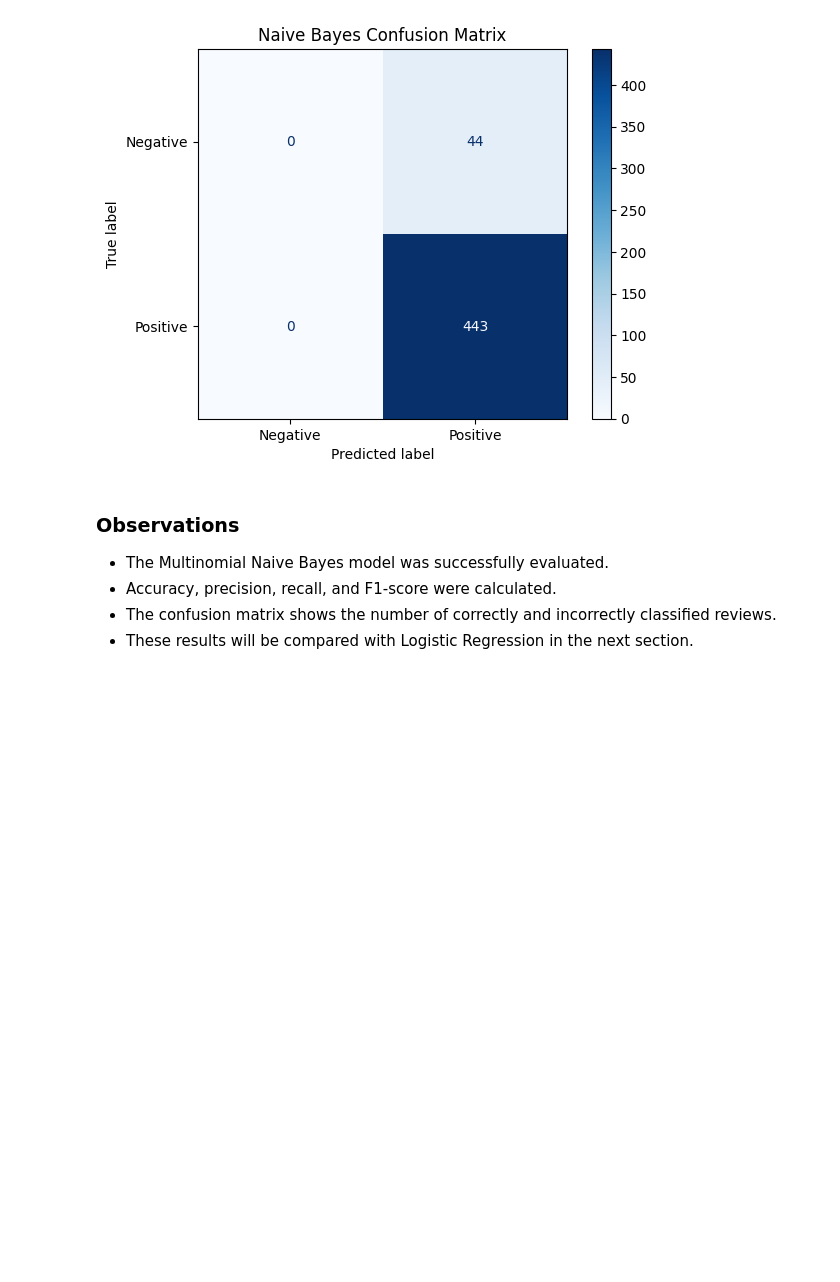
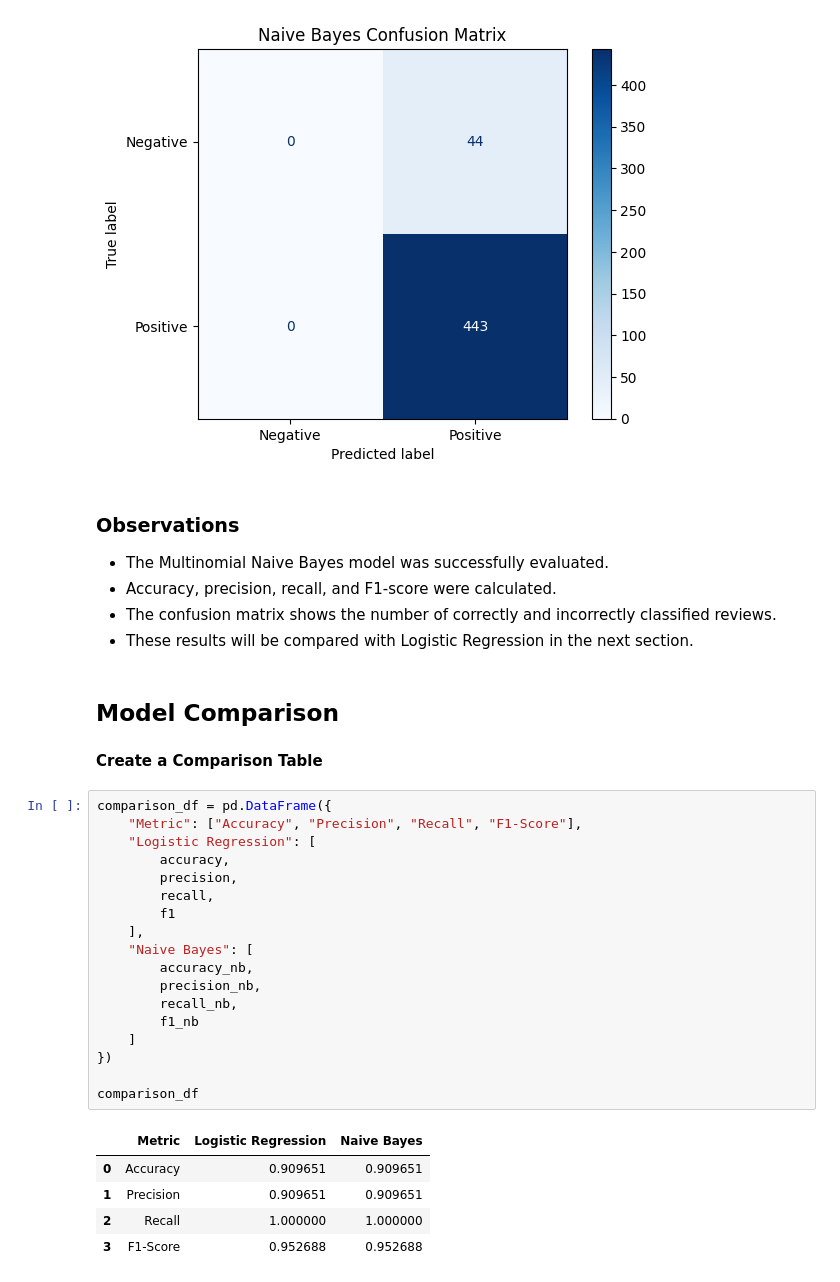
Before and after one commit to TahaBhatti786/Sentiment-Analysis-of-Product-Reviews, a Jupyter notebook: notebooks/sentiment_analysis.ipynb, the cells around one changed output. Drawn from its saved outputs; the diff is of its cells as text; blank space fills up the shorter version.

```diff
--- a/notebooks/sentiment_analysis.ipynb
+++ b/notebooks/sentiment_analysis.ipynb
@@ -1226,3 +1226,31 @@ plt.show()
 - Accuracy, precision, recall, and F1-score were calculated.
 - The confusion matrix shows the number of correctly and incorrectly classified reviews.
 - These results will be compared with Logistic Regression in the next section.
+# %% [markdown]
+## Model Comparison
+# %% [markdown]
+**Create a Comparison Table**
+# %%
+comparison_df = pd.DataFrame({
+    "Metric": ["Accuracy", "Precision", "Recall", "F1-Score"],
+    "Logistic Regression": [
+        accuracy,
+        precision,
+        recall,
+        f1
+    ],
+    "Naive Bayes": [
+        accuracy_nb,
+        precision_nb,
+        recall_nb,
+        f1_nb
+    ]
+})
+
+comparison_df
+# %% [output]
+|  | Metric | Logistic Regression | Naive Bayes |
+| 0 | Accuracy | 0.909651 | 0.909651 |
+| 1 | Precision | 0.909651 | 0.909651 |
+| 2 | Recall | 1.000000 | 1.000000 |
+| 3 | F1-Score | 0.952688 | 0.952688 |
```
Also changed, not shown: parts of 9 cells of this notebook, 1 other file.
